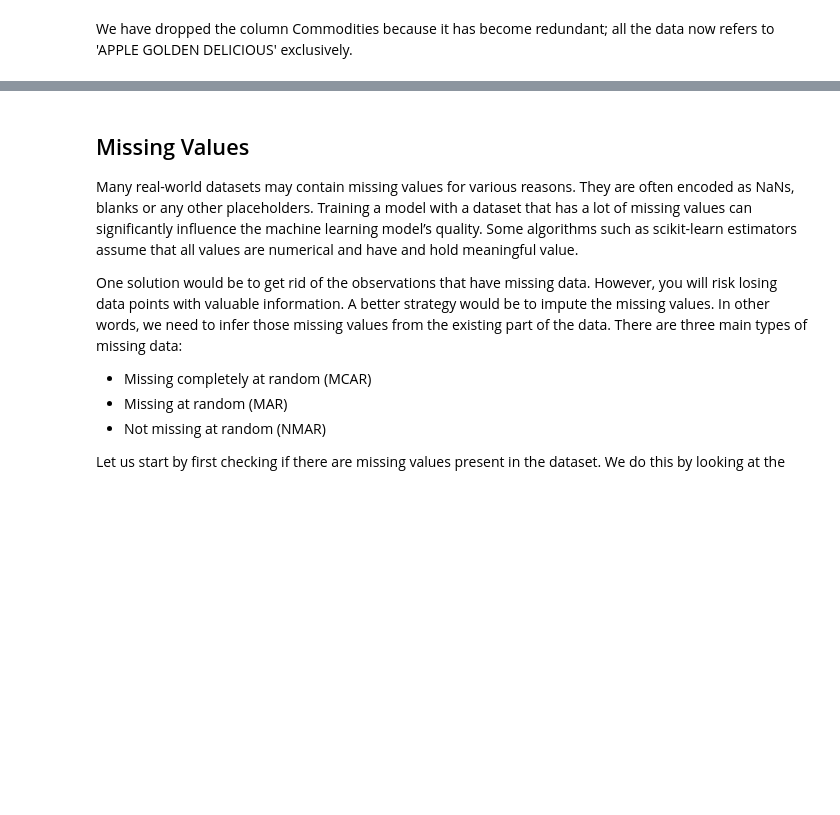
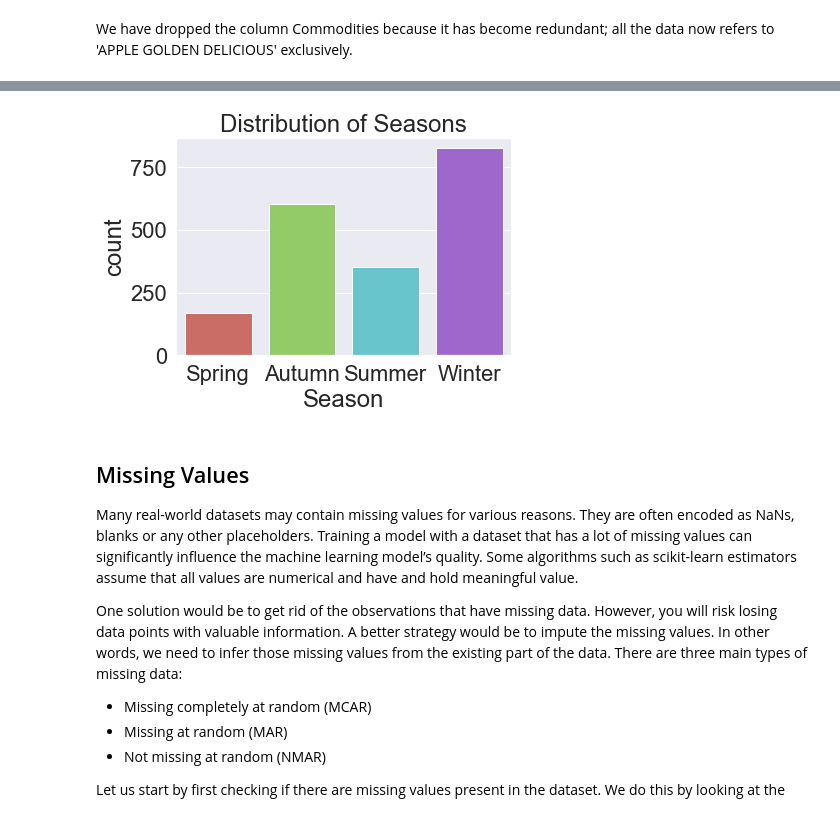
Before and after one commit to Cwaita/regression-apples-predict-api-template, a Jupyter notebook: Regression_Team_ZM2_DSFT.ipynb, the cells around one changed output, grey strips where cells are left out. Cells and saved outputs as stored; diff of their text form; code cells hidden in the pictures; blank space fills up the shorter version.

```diff
--- a/Regression_Team_ZM2_DSFT.ipynb
+++ b/Regression_Team_ZM2_DSFT.ipynb
@@ -322,3 +415,9 @@ We have changed the datatype for the date variable in both datasets to help us m
+# %%
+#bar plot of size grade - test data
+sns.countplot(x = 'Season', data = df_test, palette="hls")
+plt.title("Distribution of Seasons");
+# %% [output]
+[figure, added]
 # %% [markdown]
 ## Missing Values
 
```
Also changed, not shown: parts of 170 cells of this notebook.
